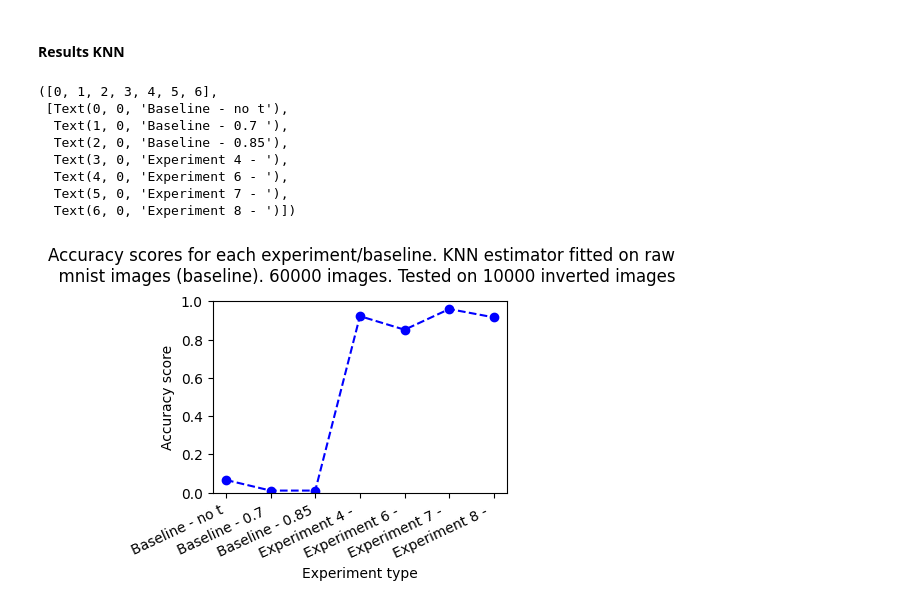
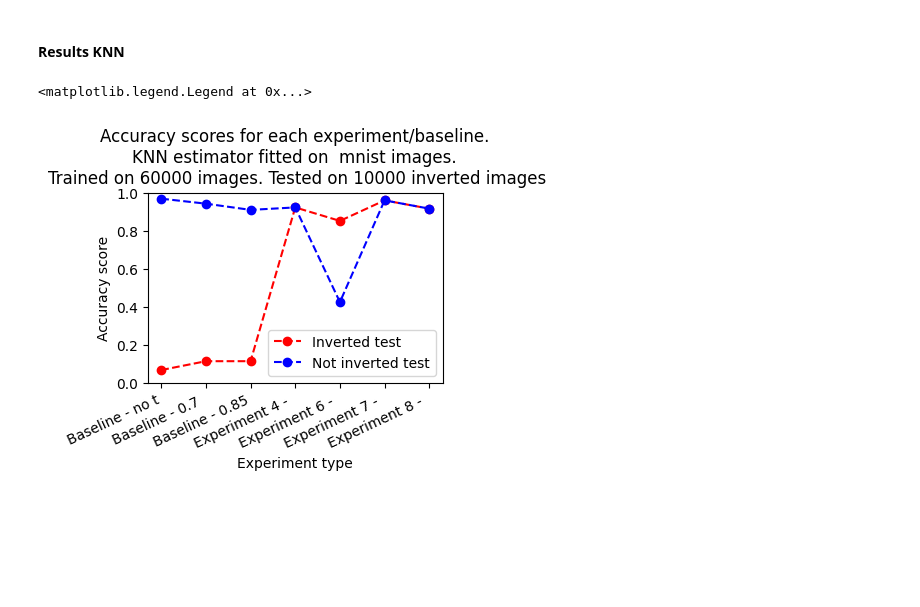
Before and after one commit to dherikk/master-experiments, a Jupyter notebook: cnn_noise_experiments.ipynb, the cells around one changed output. Drawn from its saved outputs; the diff is of its cells as text; code cells hidden in the pictures; blank space fills up the shorter version.

```diff
--- a/cnn_noise_experiments.ipynb
+++ b/cnn_noise_experiments.ipynb
@@ -1670,5 +2024,6 @@ plt.xticks(rotation=25, ha='right')
 ### KNN
 # %%
 scores_inv_knn = []
+scores_not_inv_knn = []
 # %% [markdown]
 #### Baseline - No thresholding - KNN
@@ -1730,3 +2135,14 @@ score_inv_exp4_knn
 0.9228
 # %% [markdown]
 #### Experiment 6 - KNN
+# %%
+clfs_knn_exp6 = KNeighborsClassifier(n_neighbors=5, p=2)
+
+score_exp6_knn = score_inv_clf(clfs_knn_exp6,
+                                exp6_train_img_inv,
+                                train_labels,
+                                exp6_test_transformed,
+                                test_labels)
+
+scores_not_inv_knn.append(score_exp6_knn)
+score_exp6_knn
@@ -1745,3 +2163,14 @@ score_inv_exp6_knn
 0.8518
 # %% [markdown]
 #### Experiment 7 - KNN
+# %%
+clfs_knn_exp7 = KNeighborsClassifier(n_neighbors=5, p=2)
+
+score_exp7_knn = score_inv_clf(clfs_knn_exp7,
+                                    exp7_train_img_inv,
+                                    train_labels,
+                                    exp7_test_transformed,
+                                    test_labels)
+
+scores_not_inv_knn.append(score_exp7_knn)
+score_exp7_knn
@@ -1760,3 +2191,14 @@ score_inv_exp7_knn
 0.9599
 # %% [markdown]
 #### Experiment 8 - KNN
+# %%
+clfs_knn_exp8 = KNeighborsClassifier(n_neighbors=5, p=4)
+
+score_exp8_knn = score_inv_clf(clfs_knn_exp8,
+                                exp8_train_img_inv,
+                                train_labels,
+                                exp8_test_transformed,
+                                test_labels)
+
+scores_not_inv_knn.append(score_exp8_knn)
+score_exp8_knn
@@ -1776,20 +2220,15 @@ score_inv_exp8_knn
 # %% [markdown]
 #### Results KNN
 # %%
-plt.plot([e[:15] for e in experiments[:3]+experiments[-4:]], scores_inv_knn, linestyle='--', marker='o', color='b', label='Accuracy score')
-plt.tight_layout(rect=(0., 0.03, 1., 0.86))
-plt.suptitle(f"Accuracy scores for each experiment/baseline. KNN estimator fitted on raw\n  mnist images (baseline). {data_train.shape[0]} images. Tested on {data_test.shape[0]} inverted images")
+plt.plot([e[:15] for e in experiments[:3]+experiments[-4:]], scores_inv_knn, linestyle='--', marker='o', color='r', label='Accuracy score')
+plt.plot([e[:15] for e in experiments[:3]+experiments[-4:]], scores_not_inv_knn, linestyle='--', marker='o', color='b', label='Accuracy score')
+plt.tight_layout(rect=(0., 0.0, 1., 0.82))
+plt.suptitle(f"Accuracy scores for each experiment/baseline. \nKNN estimator fitted on  mnist images. \nTrained on {data_train.shape[0]} images. Tested on {data_test.shape[0]} inverted images")
 plt.ylim([.0, 1.])
 plt.xlabel("Experiment type")
 plt.ylabel("Accuracy score")
 plt.xticks(rotation=25, ha='right')
+plt.legend(["Inverted test", "Not inverted test"])
 # %% [output]
-([0, 1, 2, 3, 4, 5, 6],
- [Text(0, 0, 'Baseline - no t'),
-  Text(1, 0, 'Baseline - 0.7 '),
-  Text(2, 0, 'Baseline - 0.85'),
-  Text(3, 0, 'Experiment 4 - '),
-  Text(4, 0, 'Experiment 6 - '),
-  Text(5, 0, 'Experiment 7 - '),
-  Text(6, 0, 'Experiment 8 - ')])
+<matplotlib.legend.Legend at 0x...>
-[figure, old version]
+[figure, new version]
```
Also changed, not shown: parts of 62 cells of this notebook, 4 other files.
